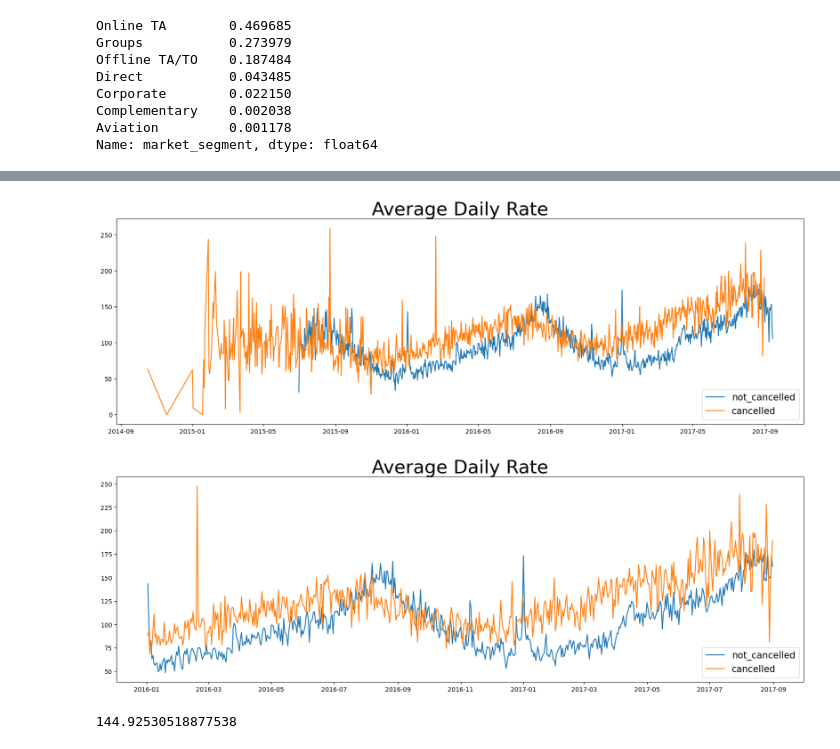
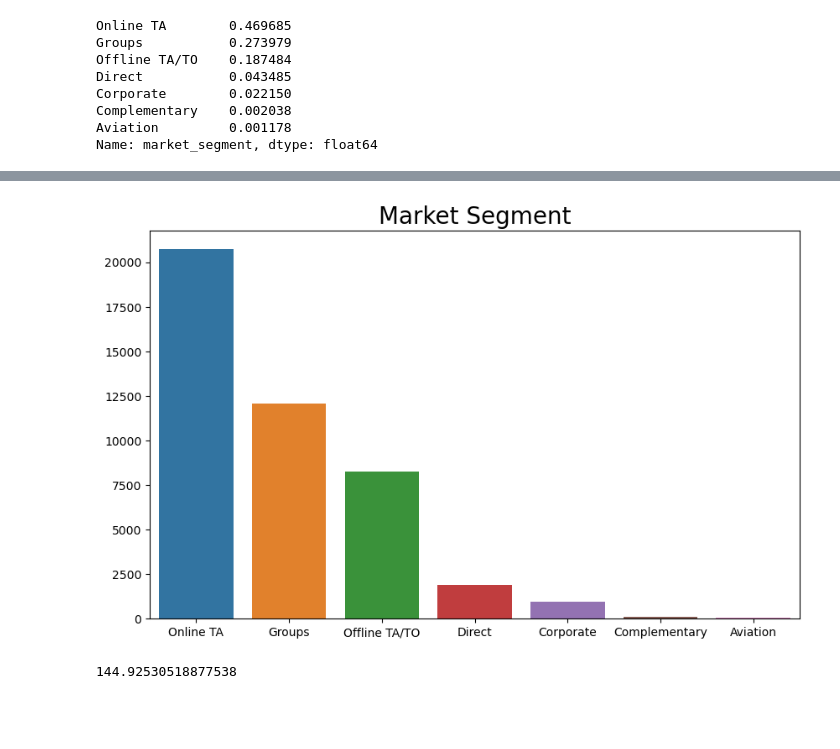
Before and after one commit to Assanatou-Bah/Hotel-Booking-Cancellation-Analysis, a Jupyter notebook: Hotel Bookings Cancellation Analysis.ipynb, the cells around one changed output, grey strips where cells are left out. Drawn from its saved outputs; the diff is of its cells as text; code cells hidden in the pictures; blank space fills up the shorter version.

```diff
--- a/Hotel Bookings Cancellation Analysis.ipynb
+++ b/Hotel Bookings Cancellation Analysis.ipynb
@@ -396,25 +427,0 @@ plt.show()
-# %%
-# Checking adr with reservation_status_date of cancelled data
-cancelled_df_adr = cancelled_data.groupby('reservation_status_date')[['adr']].mean()
-cancelled_df_adr.reset_index(inplace = True)
-cancelled_df_adr.sort_values('reservation_status_date', inplace = True)
-
-# Creating a not_cancelled_data
-not_cancelled_data = df[df['is_canceled'] == 0]
-
-# Checking adr with reservation_status_date of not cancelled data
-not_cancelled_df_adr = not_cancelled_data.groupby('reservation_status_date')[['adr']].mean()
-not_cancelled_df_adr.reset_index(inplace = True)
-not_cancelled_df_adr.sort_values('reservation_status_date', inplace = True)
-
-# Creating a plot of Average Daily Rates by reservation date
-plt.figure(figsize = (20,6))
-plt.title('Average Daily Rate', size = 30)
-plt.plot(not_cancelled_df_adr['reservation_status_date'], not_cancelled_df_adr['adr'], label = 'not_cancelled')
-plt.plot(cancelled_df_adr['reservation_status_date'], cancelled_df_adr['adr'], label = 'cancelled')
-plt.legend(fontsize = 15)
-
-# Display the chart
-plt.show()
-# %% [output]
-[figure, removed]
@@ -425,15 +428,13 @@ not_cancelled_df_adr = not_cancelled_df_adr[(not_cancelled_df_adr['reservation_s
-# %%
-# Creating a plot of Average Daily Rates of cleaned data
-plt.figure(figsize = (20,6))
-plt.title('Average Daily Rate', size = 30)
-plt.plot(not_cancelled_df_adr['reservation_status_date'], not_cancelled_df_adr['adr'], label = 'not_cancelled')
-plt.plot(cancelled_df_adr['reservation_status_date'], cancelled_df_adr['adr'], label = 'cancelled')
-plt.legend(fontsize = 15)
-
-# Display the chart
-plt.show()
-# %% [output]
-[figure, removed]
+# %%
+booking_type = cancelled_data['market_segment'].value_counts()
+
+# Creating a plot of different booking channel with cancelled reservation
+plt.figure(figsize = (10,6))
+plt.title('Market Segment', size = 20)
+sns.barplot(booking_type.index, booking_type.values)
+plt.show()
+# %% [output]
+[figure, added]
 # %%
 # Calculate average lead_time of cancelled data
 cancelled_data['lead_time'].mean()
```
Also changed, not shown: parts of 22 cells of this notebook, 2 other files.
